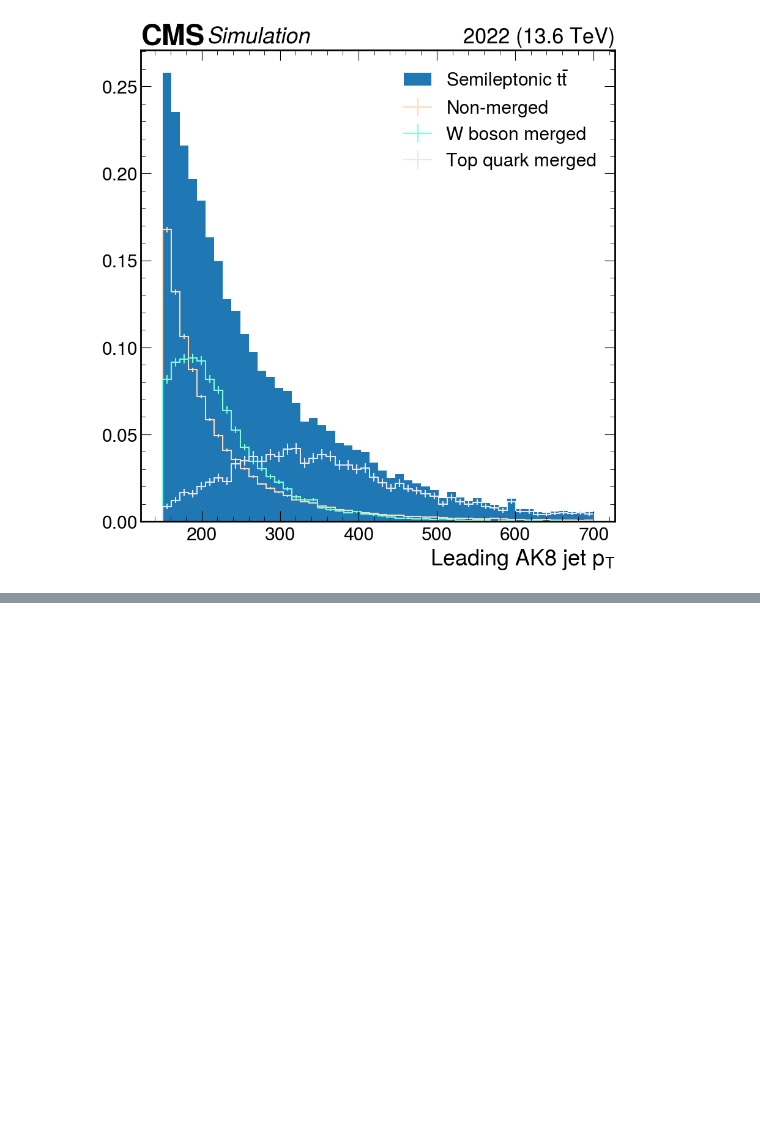
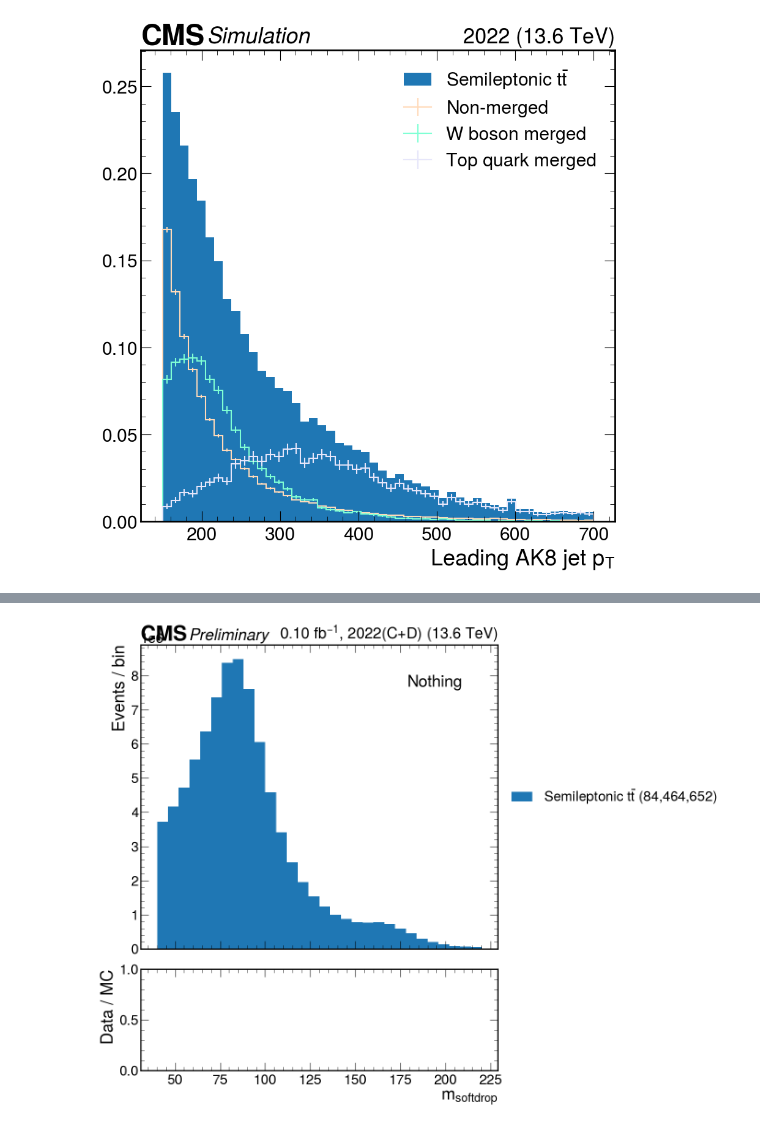
Before and after one commit to alintulu/PNCalibration, a Jupyter notebook: compare.ipynb, the cells around one changed output, grey strips where cells are left out. Drawn from its saved outputs; the diff is of its cells as text; code cells hidden in the pictures; blank space fills up the shorter version.

```diff
--- a/compare.ipynb
+++ b/compare.ipynb
@@ -213,0 +311,84 @@ ax.legend(loc="best")
+# %%
+mc = util.load("outfiles/Run3Summer22EE/fulllumi/nminus1_TTtoLNu2Q_Run3Summer22EE_jetId_btag0p1.coffea")[0]
+
+cuts = [
+    'Nothing',
+    'HLT_Mu50',
+    'AK8 jet p$_T$ > 200',
+    'MET $>$ 50 GeV',
+    'Good muon',
+    'Leptonic W p$_T$ > 150',
+    'Same hem. AK4 b-jet',
+    'Opp. hem. AK8 jet',
+    'Muon track dz',
+]
+
+h_tt = mc["cutflow"][{
+    "pn_Hbb" : slice(0j, 1j, sum),
+    "region" : hist.loc("all"),
+    "dataset" : sum,
+}]
+
+for i in h_tt.axes["cut"]:
+
+    fig, (ax, rax) = plt.subplots(
+        2, 1, figsize=(10, 12), gridspec_kw={"height_ratios": (3, 1)}, sharex=True
+    )
+    fig.subplots_adjust(hspace=0.1)
+    ax.set_ylabel("Events / bin")
+    rax.set_ylabel("Data / MC")
+    rax.set_xlabel(r"m$_{softdrop}$")
+    ax.set_xlabel(" ")
+
+    hh_tt = h_tt[{"cut" : hist.loc(i), "cat" : sum}]
+
+    mplhep.histplot(
+        [
+            hh_tt, #[{"cat" : [hist.loc(3), hist.loc(2), hist.loc(1)]}][{"cat" : sum}],
+        ],
+        ax=ax,
+        histtype="fill",
+        label=[
+            r"Semileptonic $t\bar{t}$" + f" ({hh_tt.sum().value:,.0f})",
+        ],
+        stack=True,
+        sort="y_r",
+        color=["#1f77b4"],
+        edgecolor="black",
+    )
+
+#     mplhep.histplot(
+#         [
+#             hh_tt[{"cat" : hist.loc(3)}],
+#             hh_tt[{"cat" : hist.loc(2)}],
+#             hh_tt[{"cat" : hist.loc(1)}],
+#         ],
+#         ax=ax,
+#         label=[
+#             "Non matched ({0:,.0f})".format(hh_tt[{"cat" : hist.loc(3)}].sum().value),
+#             "W matched ({0:,.0f})".format(hh_tt[{"cat" : hist.loc(2)}].sum().value),
+#             "Top matched ({0:,.0f})".format(hh_tt[{"cat" : hist.loc(1)}].sum().value),
+#         ],
+#         color=["peachpuff","aquamarine","lavender"]
+#     )
+
+    plt.text(0.9, 0.85, f"{cuts[i]}",
+                fontsize=25,
+                horizontalalignment='right',
+                verticalalignment='bottom',
+                transform=ax.transAxes
+               )
+
+    mplhep.cms.label(
+            ax=ax,
+            data=True,
+            fontsize=25,
+            label="Preliminary",
+            year="2022(C+D)",
+            lumi=f"{100/1000:.2f}",
+            com=13.6,
+        )
+
+    ax.legend(loc='center left', bbox_to_anchor=(1, 0.5))
+# %% [output]
+[figure, added]
```
Also changed, not shown: parts of 5 cells of this notebook, 4 other files.
